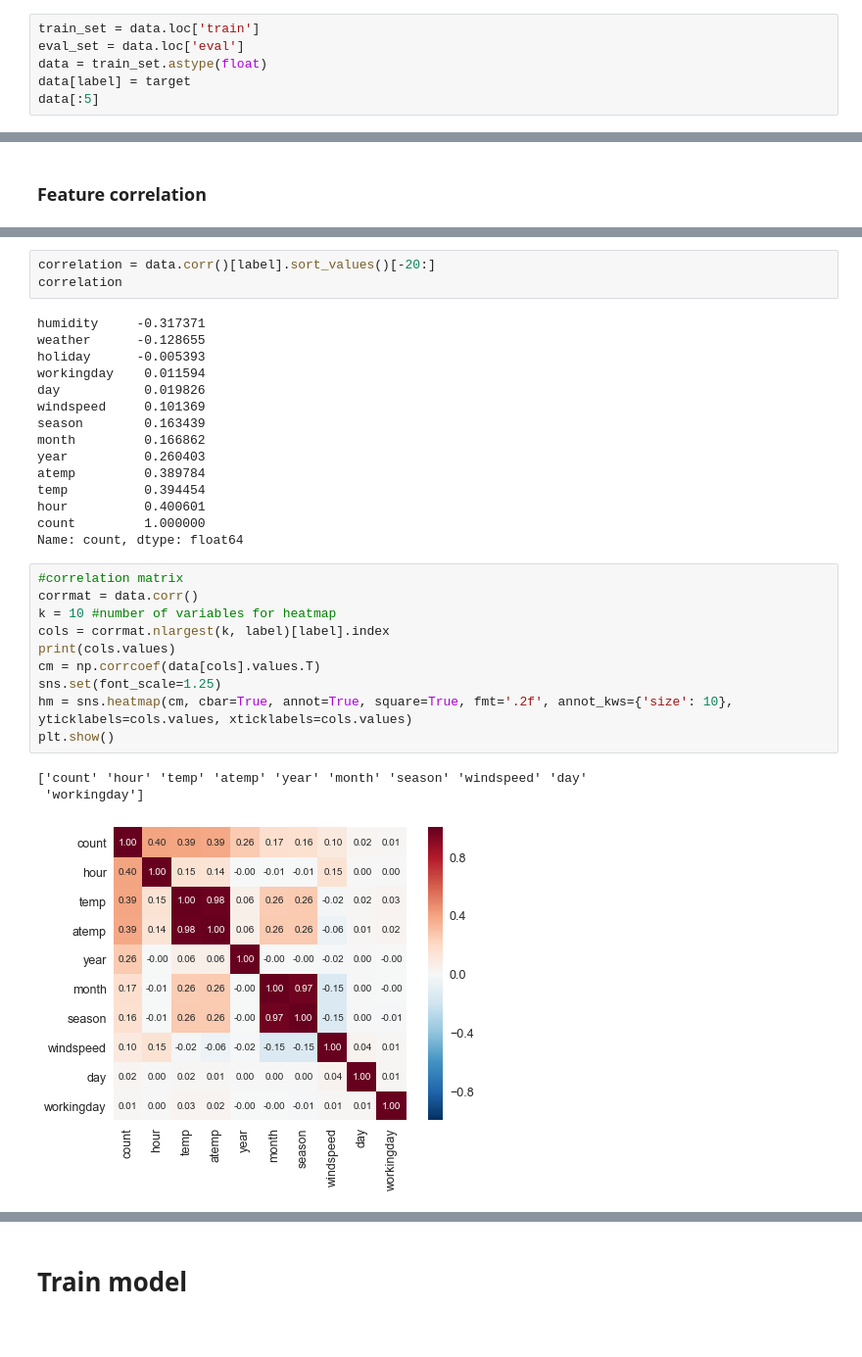
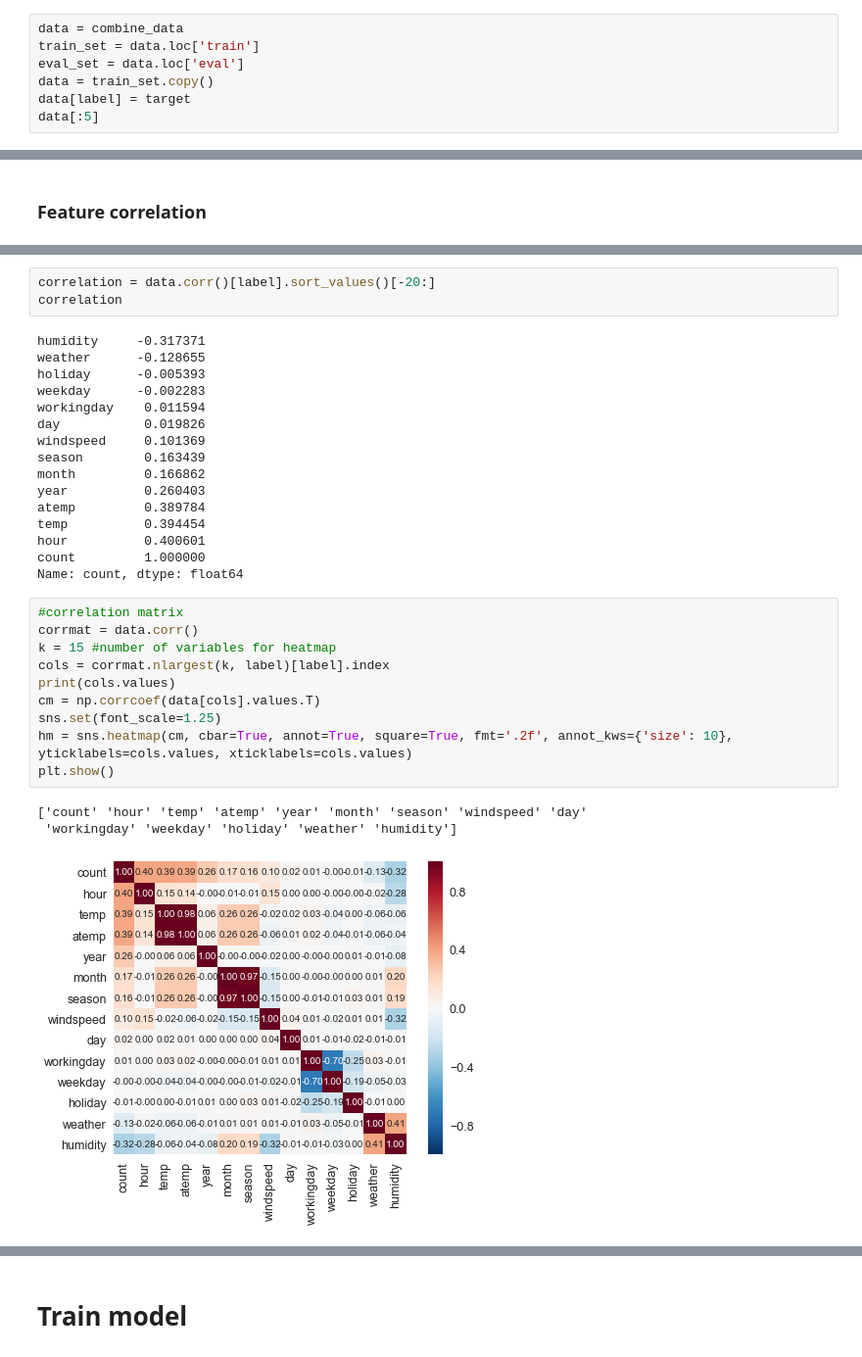
Before and after one commit to latuannetnam/kaggle, a Jupyter notebook: Bike Sharing Demand/nb-bike-sharing-demand-v1.ipynb, the cells around one changed output, grey strips where cells are left out. Shown at 98% size. Drawn from its saved outputs; the diff is of its cells as text.

```diff
--- a/Bike Sharing Demand/nb-bike-sharing-demand-v1.ipynb
+++ b/Bike Sharing Demand/nb-bike-sharing-demand-v1.ipynb
@@ -175,9 +191,10 @@ data[:5]
 # %% [markdown]
 ### Split train_set and eval_set
 # %%
+data = combine_data
 train_set = data.loc['train']
 eval_set = data.loc['eval']
-data = train_set.astype(float)
+data = train_set.copy()
 data[label] = target
 data[:5]
 # %% [output]
@@ -196,6 +266,7 @@ correlation
 humidity     -0.317371
 weather      -0.128655
 holiday      -0.005393
+weekday      -0.002283
 workingday    0.011594
 day           0.019826
 windspeed     0.101369
@@ -210,17 +281,17 @@ Name: count, dtype: float64
 # %%
 #correlation matrix
 corrmat = data.corr()
-k = 10 #number of variables for heatmap
+k = 15 #number of variables for heatmap
 cols = corrmat.nlargest(k, label)[label].index
 print(cols.values)
 cm = np.corrcoef(data[cols].values.T)
 sns.set(font_scale=1.25)
 hm = sns.heatmap(cm, cbar=True, annot=True, square=True, fmt='.2f', annot_kws={'size': 10}, yticklabels=cols.values, xticklabels=cols.values)
 plt.show()
 # %% [output]
 ['count' 'hour' 'temp' 'atemp' 'year' 'month' 'season' 'windspeed' 'day'
- 'workingday']
+ 'workingday' 'weekday' 'holiday' 'weather' 'humidity']
-[figure, old version]
+[figure, new version]
 # %%
 # Correlation matrix of cols except label
 other_cols = np.setdiff1d(cols.values, label)
```
Also changed, not shown: parts of 54 cells of this notebook, 2 other files.
